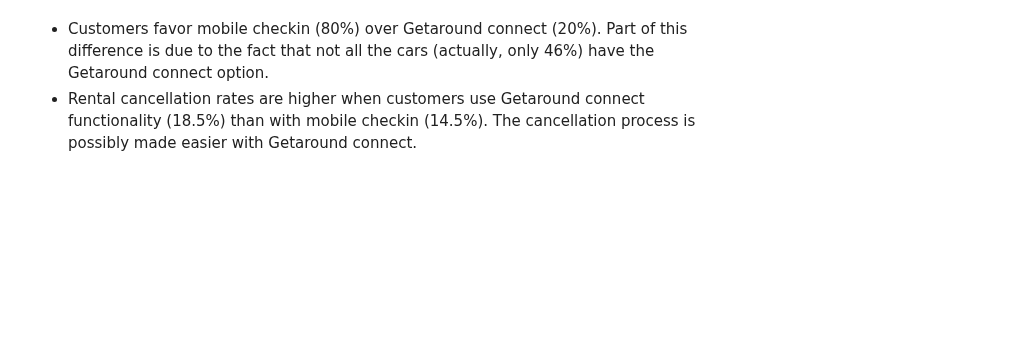
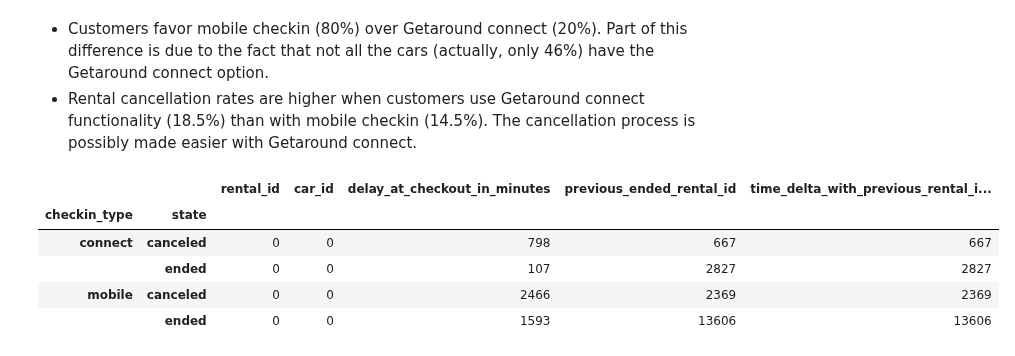
Before and after one commit to netesf13d/jedha-projects, a Jupyter notebook: 1-05-Getaround_Analysis/Getaround_Analysis_delay_analysis.ipynb, the cells around one changed output. Saved outputs shown, nothing was run; the diff lists cells and outputs as text; code cells hidden in the pictures; blank space fills up the shorter version.

```diff
--- a/1-05-Getaround_Analysis/Getaround_Analysis_delay_analysis.ipynb
+++ b/1-05-Getaround_Analysis/Getaround_Analysis_delay_analysis.ipynb
@@ -73,6 +95,12 @@ df_ / df_.T.groupby('checkin_type').sum()
 - Customers favor mobile checkin (80%) over Getaround connect (20%). Part of this difference is due to the fact that not all the cars (actually, only 46%) have the Getaround connect option.
 - Rental cancellation rates are higher when customers use Getaround connect functionality (18.5%) than with mobile checkin (14.5%). The cancellation process is possibly made easier with Getaround connect.
 # %%
-##
-df_ = df.groupby(['checkin_type', 'state']).agg(lambda x: x.isnull().sum())
-df_
+## number of NULL values
+df.groupby(['checkin_type', 'state']).agg(lambda x: x.isnull().sum())
+# %% [output]
+|  |  | rental_id | car_id | delay_at_checkout_in_minutes | previous_ended_rental_id | time_delta_with_previous_rental_i... |
+| checkin_type | state |  |  |  |  |  |
+| connect | canceled | 0 | 0 | 798 | 667 | 667 |
+|  | ended | 0 | 0 | 107 | 2827 | 2827 |
+| mobile | canceled | 0 | 0 | 2466 | 2369 | 2369 |
+|  | ended | 0 | 0 | 1593 | 13606 | 13606 |
```
Also changed, not shown: parts of 20 cells of this notebook, 2 other files.
